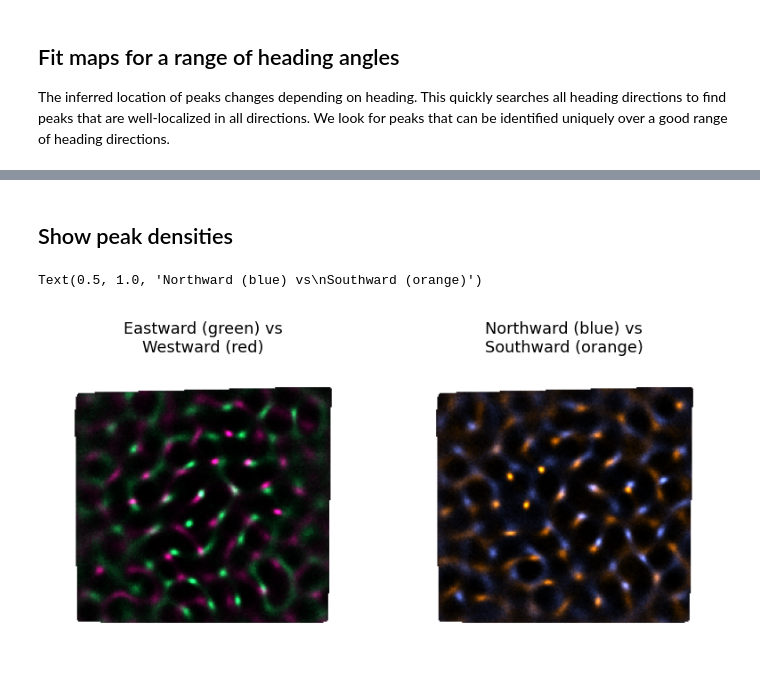
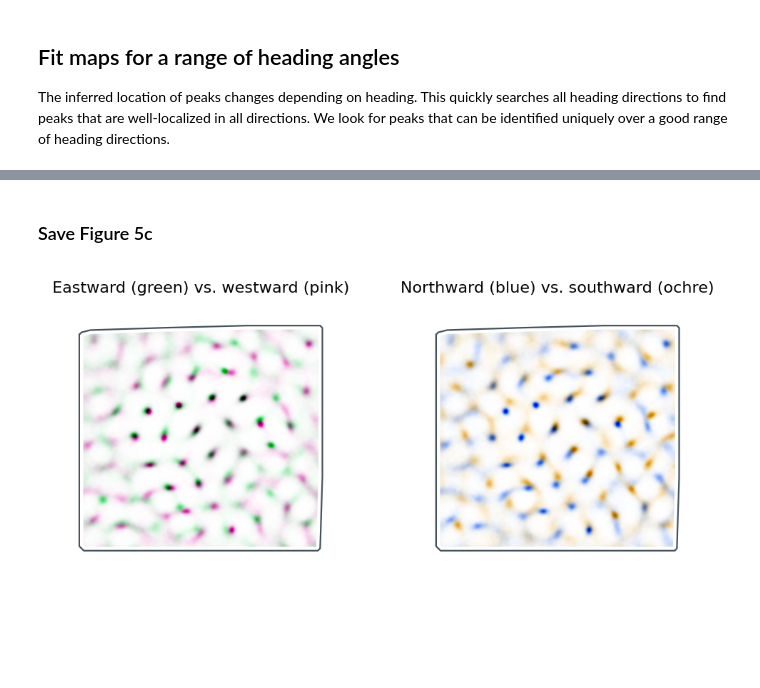
Before and after one commit to michaelerule/lgcpspatial, a Jupyter notebook: tutorials/example 5 heading dependence.ipynb, the cells around one changed output, grey strips where cells are left out. Drawn from its saved outputs; the diff is of its cells as text; code cells hidden in the pictures; blank space fills up the shorter version.

```diff
--- a/tutorials/example 5 heading dependence.ipynb
+++ b/tutorials/example 5 heading dependence.ipynb
@@ -132,0 +107,10 @@ for iphi,phi in enumerate(NSEW):
+# %%
+from lgcpspatial.heading import smoothed_heading_angle
+from lgcpspatial.heading import fit_heading_variance
+
+angleNSEW = float32([pi/2,3*pi/2,pi,0])
+models, fits = fit_heading_variance(
+    data,
+    model,
+    smoothed_heading_angle(data.px,data.py),
+    angleNSEW)
@@ -133,36 +161,51 @@ for iphi,phi in enumerate(NSEW):
 # %% [markdown]
-## Show peak densities
+### Save Figure 5c
 # %%
 from lgcpspatial.load_data import Arena
 from lgcpspatial.plot      import *
+from numpy import nanpercentile as pctl
 
-# Colors for each direction
-cW = [0.9,.05,0.6] # Magenta
-cS = [1.0,0.5,0.0] # Orange
-cE = [0.1,.95,0.4] # Bright green
-cN = [0.4,0.5,1.0] # Azure
+cN,cS,cE,cW = colorNSEW
+N,S,E,W     = [s.samples.kde for s in samples]
 
 pct  = 99.9 # Saturate pixels above this
 mask = Arena(data.px,data.py,L,resolution).mask
-N,S,E,W = [s.samples.density for s in samples]
 
-figure(figsize=(6,3),dpi=160)
+figure(figsize=(5,2),dpi=200)
+subplots_adjust(0,0,1,1,0,0)
+
+extent = float32([0,1,0,1])-0.5*1/L
+
 subplot(121)
-colors  = array([cE,cW])
-RGBEW   = clip(einsum('dc,dxy->xyc',colors,
-    array([(E/np.percentile(E,pct)),(W/np.percentile(W,pct))])),0,1)
+RGBEW  = clip(1-einsum(
+    'dc,dxy->xyc',
+    1-colorNSEW[2:],
+    array([
+        (E/pctl(E,pct)),
+        (W/pctl(W,pct))
+    ])),0,1)
 RGBEW[~mask,...] = 1
-imshow(RGBEW,origin='lower')
+imshow(RGBEW,extent=extent,origin='lower')
 noxyaxes()
-title('Eastward (green) vs\nWestward (red)',pad=0)
+title('Eastward (green) vs. westward (pink)',pad=0)
+plot(*data.arena.perimeter.T,color='w',lw=4)
+plot(*data.arena.perimeter.T,color=BLACK,lw=.8)
+
 subplot(122)
-colors  = array([cN,cS])
-RGBNS   = clip(einsum('dc,dxy->xyc',colors,
-    array([(N/np.percentile(N,pct)),(S/np.percentile(S,pct))])),0,1)
+RGBNS  = clip(1-einsum(
+    'dc,dxy->xyc',
+    1-colorNSEW[:2],
+    array([
+        (N/pctl(N,pct)),
+        (S/pctl(S,pct))
+    ])),0,1)
 RGBNS[~mask,...] = 1
-imshow(RGBNS,origin='lower')
+imshow(RGBNS,extent=extent,origin='lower')
 noxyaxes()
-title('Northward (blue) vs\nSouthward (orange)',pad=0)
+title('Northward (blue) vs. southward (ochre)',pad=0)
+plot(*data.arena.perimeter.T,color='w',lw=4)
+plot(*data.arena.perimeter.T,color=BLACK,lw=.8)
+
+savefig('fig5c.svg')
 # %% [output]
-Text(0.5, 1.0, 'Northward (blue) vs\nSouthward (orange)')
-[figure, old version]
+[figure, new version]
```
Also changed, not shown: parts of 16 cells of this notebook, 10 other files.
